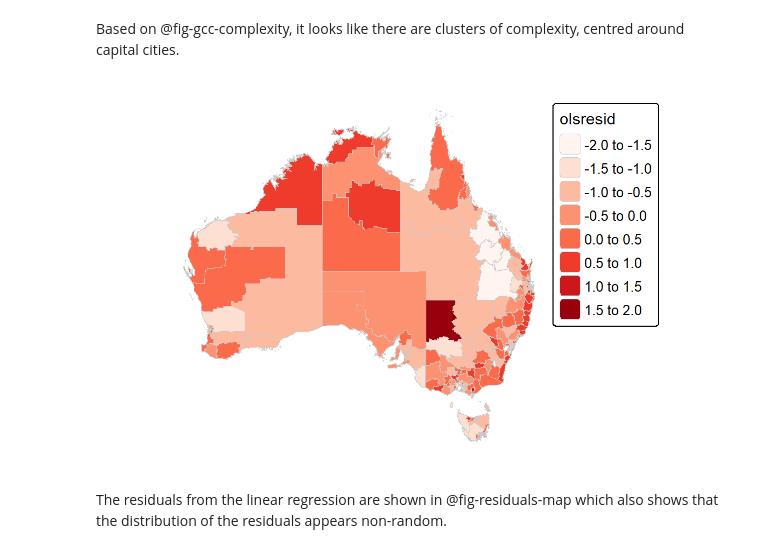
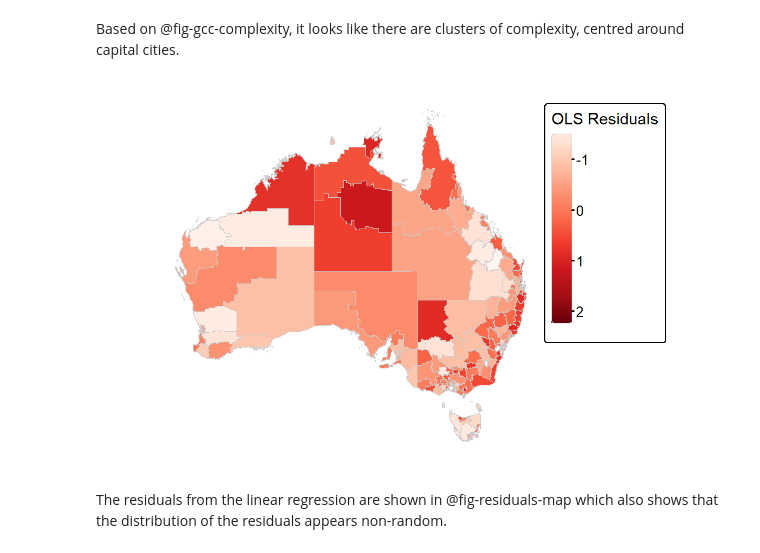
Before and after one commit to aiti-flinders/sirp-complexity, a Jupyter notebook: index.embed.ipynb, the cells around one changed output. Drawn from its saved outputs; the diff is of its cells as text; code cells hidden in the pictures.

```diff
--- a/index.embed.ipynb
+++ b/index.embed.ipynb
@@ -186,10 +202,3 @@ most complex activity: Professional, Scientific and Technical Services (Professi
 Joining with `by = join_by(industry_occupation)`
 # %% [markdown]
 @fig-gcc-complexity shows the regional complexity of SA3 regions in Australian Greater Capital City Areas based on 2021 Census data. Complexity is highest in capital cities and surrounding regions.
-# %%
-city_complexity <- complexity.df |>
-  distinct(sa3, city_complexity) |>
-  left_join(read_absmap("sa32021",
-                        export_dir = "data"),
-            by = c("sa3" = "sa3_name_2021")) |>
-  st_as_sf()
@@ -200,7 +230,3 @@ Reading sa32021 file found in dataVariable(s) "fill" contains positive and negat
 ### Regression
 
 $ECI_r = CC + log(employment) + log(population) + log(income_{hh}) + log(business_{entries}) + business_{share}$
-# %%
-load("data/data_by_region.rda")
-
-sa3 <- read_absmap("sa32021", export_dir = "data")
@@ -209,3 +233,30 @@ Reading sa32021 file found in data
+# %%
+load("data/data_by_region.rda")
+
+
+complexity.reg <- complexity$indp_occp |>
+  distinct(sa3, city_complexity) |>
+  inner_join(data_by_region, by = c("sa3" = "region")) |>
+  inner_join(sa3, by = c("sa3" = "sa3_name_2021")) |>
+  group_by(state_name_2021) |>
+  mutate(business_share = total_businesses_no/sum(total_businesses_no, na.rm = TRUE)) |>
+  ungroup() |>
+  mutate(turnover_greater_2m = total_businesses_no - (businesses_with_turnover_of_10m_or_more_no + businesses_with_turnover_of_5m_to_less_than_10m_no + businesses_with_turnover_of_2m_to_less_than_5m_no),
+         turnover_greater_2m_share = turnover_greater_2m/total_businesses_no) |>
+  drop_na(city_complexity,
+          total_businesses_no,
+          total_business_entries_no,
+          total_business_exits_no,
+          turnover_greater_2m_share,
+          estimated_resident_population_persons_no,
+          business_share,
+          median_equivalised_total_household_income_weekly) |>
+  st_as_sf()
+
+regression_spec <- parse(text = "city_complexity ~ total_businesses_no + total_business_entries_no + total_business_exits_no + turnover_greater_2m_share + total_persons_employed_aged_15_years_and_over_no + estimated_resident_population_persons_no + business_share + median_equivalised_total_household_income_weekly")[[1]]
+
+fit.ols <- lm(regression_spec,
+              data = complexity.reg)
 # %% [markdown]
 ### Spatial Correlation
 # %%
@@ -220,17 +271,18 @@ Based on @fig-gcc-complexity, it looks like there are clusters of complexity, ce
 # %%
 complexity.reg <- complexity.reg |>
   mutate(olsresid = resid(fit.ols))
 
 tm_shape(complexity.reg) +
   tm_polygons(fill = "olsresid",
-              fill.scale = tm_scale_intervals(values = "Reds"),
+              fill.scale = tm_scale_continuous(values = "reds"),
               fill.legend = tm_legend(outside = TRUE,
+                                      title = "OLS Residuals",
                                       text.size = 0.8),
               col = "grey80",
               lwd = 0.5) +
   tm_layout(frame = FALSE)
 # %% [output]
-[figure, old version]
+[figure, new version]
 # %% [markdown]
 The residuals from the linear regression are shown in @fig-residuals-map which also shows that the distribution of the residuals appears non-random.
 # %%
```
Also changed, not shown: parts of 16 cells of this notebook, 30 other files.
